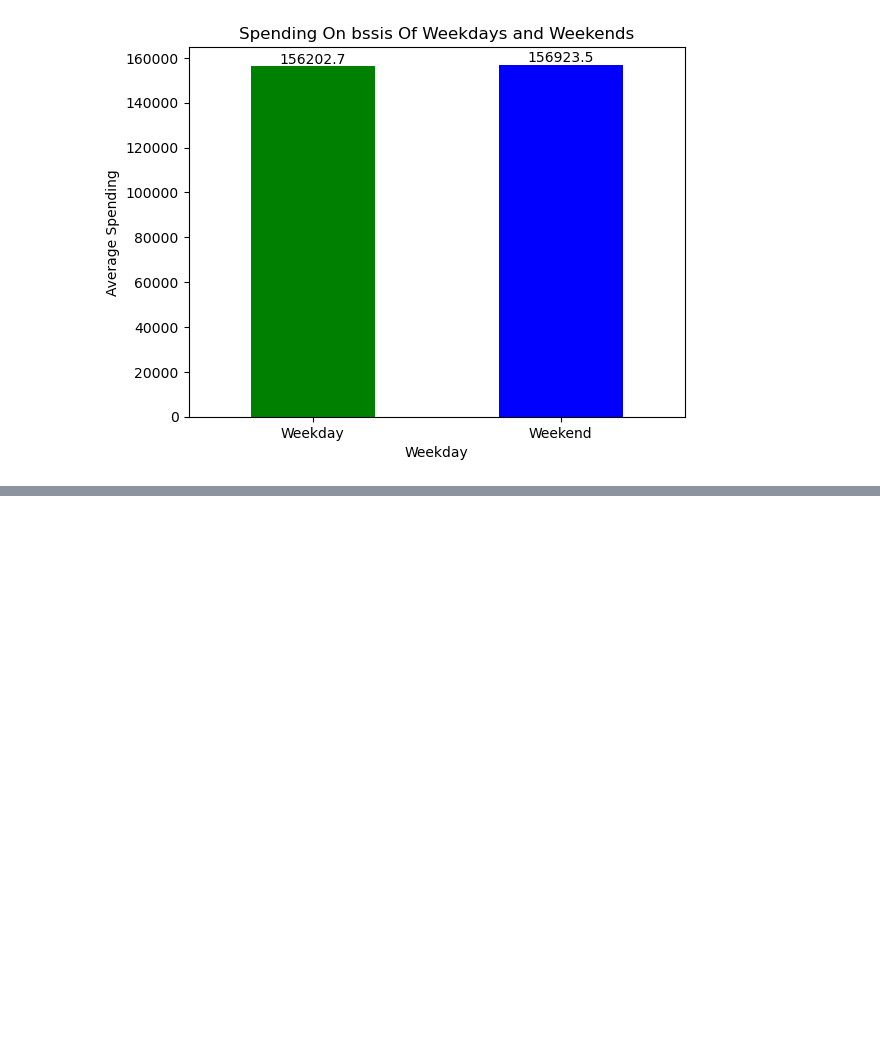
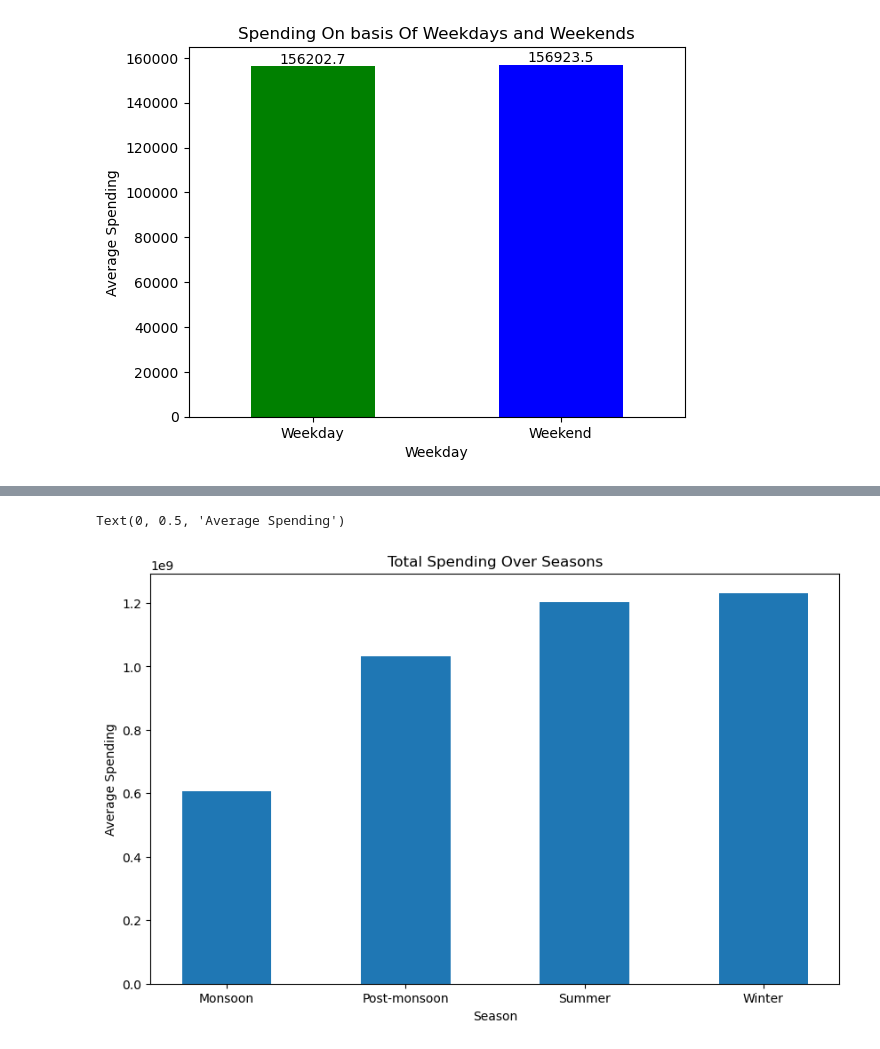
Before and after one commit to aatiw/ML-projects, a Jupyter notebook: credit card spending/Credit Card Spending Analysis.ipynb, the cells around one changed output, grey strips where cells are left out. Saved outputs shown, nothing was run; the diff lists cells and outputs as text; code cells hidden in the pictures; blank space fills up the shorter version.

```diff
--- a/credit card spending/Credit Card Spending Analysis.ipynb
+++ b/credit card spending/Credit Card Spending Analysis.ipynb
@@ -233,0 +291,10 @@ for index, value in enumerate(weekly_spend.values):
+# %%
+season_spend = df.groupby('Season')['Amount'].sum()
+plt.figure(figsize=(10,6))
+plt.bar(x=season_spend.index, height = season_spend.values, width=0.5)
+plt.title('Total Spending Over Seasons')
+plt.xlabel('Season')
+plt.ylabel('Average Spending')
+# %% [output]
+Text(0, 0.5, 'Average Spending')
+[figure, added]
```
Also changed, not shown: parts of 8 cells of this notebook.
